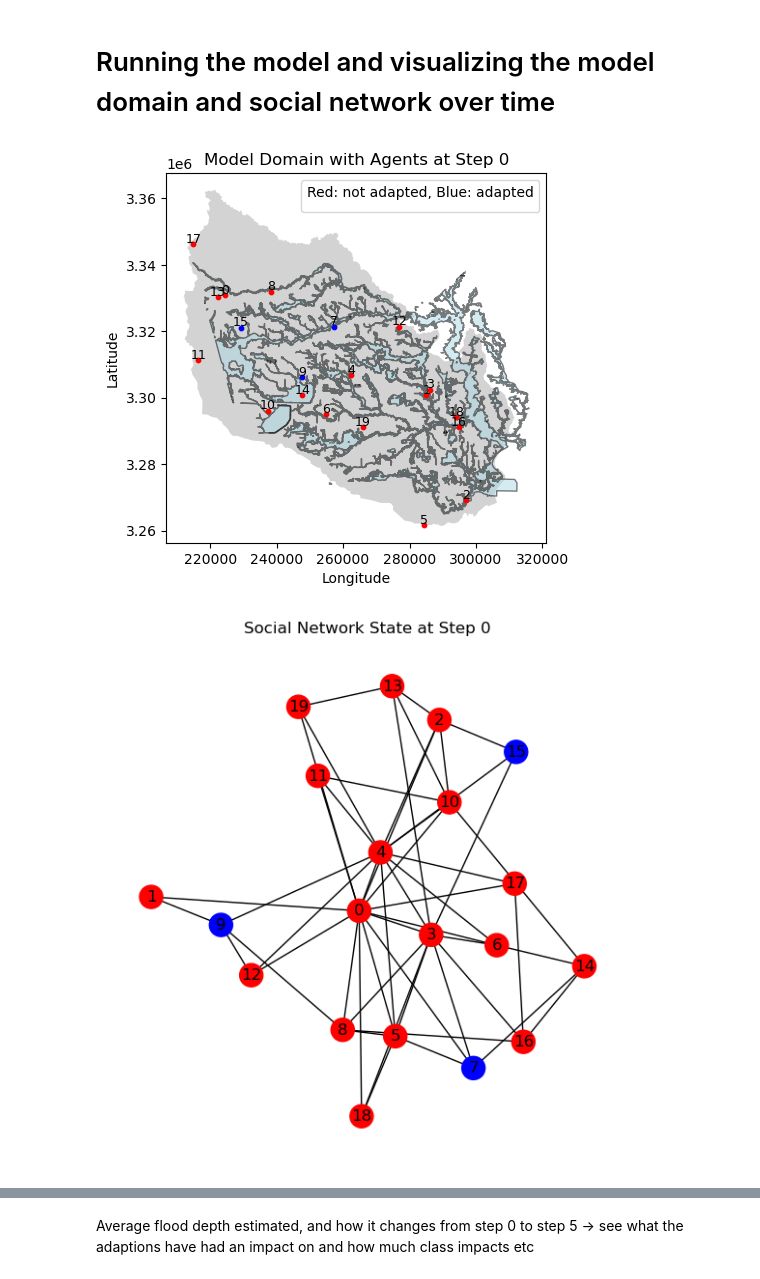
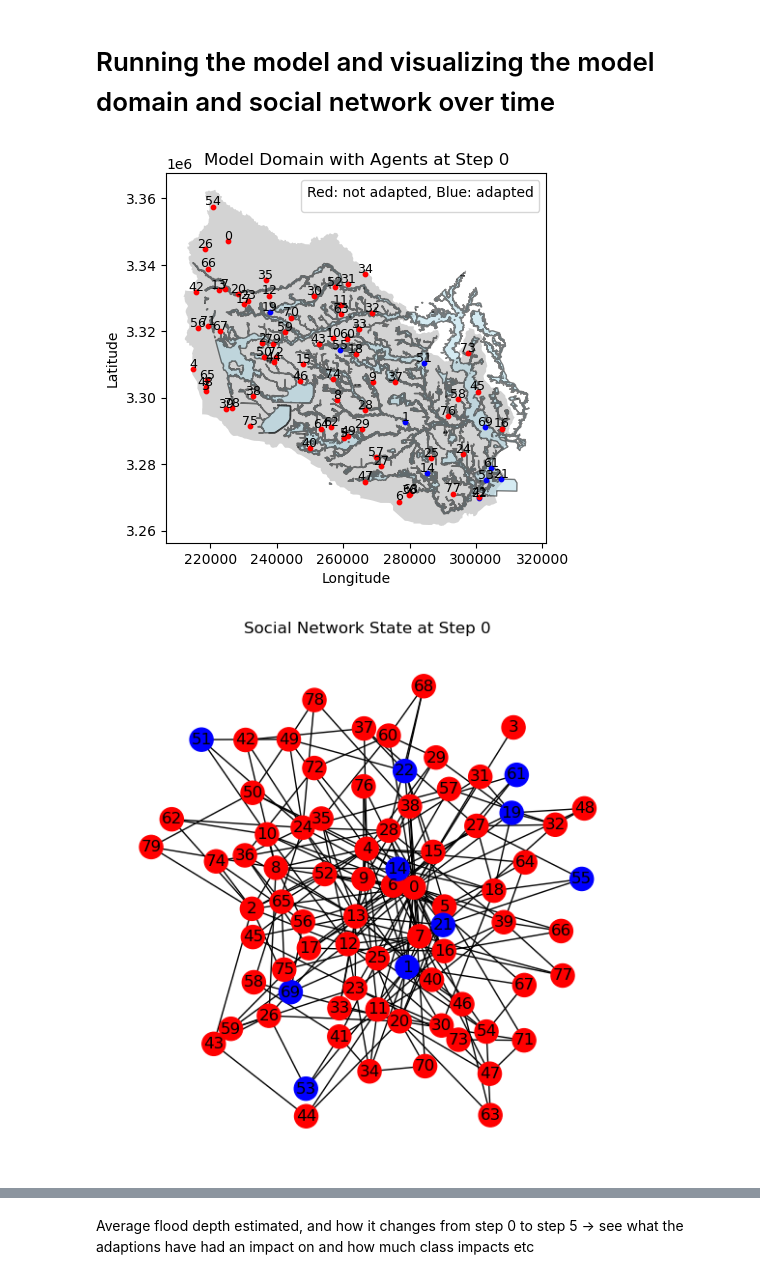
Before and after one commit to WoutervdVeen/ABM-SEN1211, a Jupyter notebook: base_model_mesa/model/demo.ipynb, the cells around one changed output, grey strips where cells are left out. Drawn from its saved outputs; the diff is of its cells as text; code cells hidden in the pictures.

```diff
--- a/base_model_mesa/model/demo.ipynb
+++ b/base_model_mesa/model/demo.ipynb
@@ -28,7 +28,7 @@ import networkx as nx
 
 
 # Initialize the Adaptation Model with 50 household agents.
-model = AdaptationModel(number_of_households=20, flood_map_choice="harvey", network="barabasi_albert") # flood_map_choice can be "harvey", "100yr", or "500yr"
+model = AdaptationModel(number_of_households=80, flood_map_choice="harvey", network="barabasi_albert") # flood_map_choice can be "harvey", "100yr", or "500yr"
 
 # Calculate positions of nodes for the network plot.
 # The spring_layout function positions nodes using a force-directed algorithm,
@@ -57,33 +57,33 @@ model.plot_model_domain_with_agents()
 
 # Plot the initial state of the social network.
 fig, ax = plt.subplots(figsize=(7, 7))
 plot_network(ax, model)
 plt.show()
 
 # Run the model for 20 steps and generate plots every 5 steps.
-for step in range(6):
+for step in range(6):       #6
 
     model.step()
 
     # if (step + 1) % 40 == 5:
     #     # Plot for the spatial map showing agent locations and adaptation status.
     #     plt.figure(figsize=(10, 6))
     #
     #     model.plot_model_domain_with_agents()
     #
     #     # Plot for the social network showing connections and adaptation statuses.
     #     fig, ax = plt.subplots(figsize=(7, 7))
     #     plot_network(ax, model)
     #     plt.show()
 
     # Define the size of the overall figure and the layout of subplots (1 row, 2 columns)
     fig, axes = plt.subplots(nrows=1, ncols=2, figsize=(15, 7)) # Adjust figsize as needed
     # First subplot for the model domain with agents
     model.plot_model_domain_with_agents(ax=axes[0])  # Pass the first axis to the function
     # Second subplot for the social network
     plot_network(axes[1], model)  # Pass the second axis to your plot_network function
     # Show the combined plot
     plt.show()
 # %% [output]
-[figure, old version]
+[figure, new version]
-[figure, old version]
+[figure, new version]
```
Also changed, not shown: parts of 9 cells of this notebook, 3 other files.
